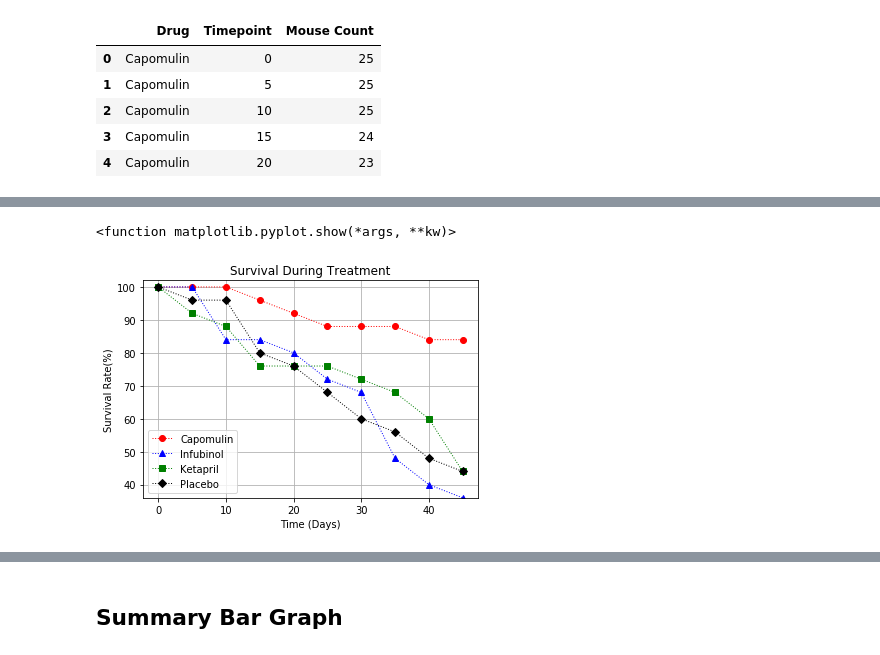
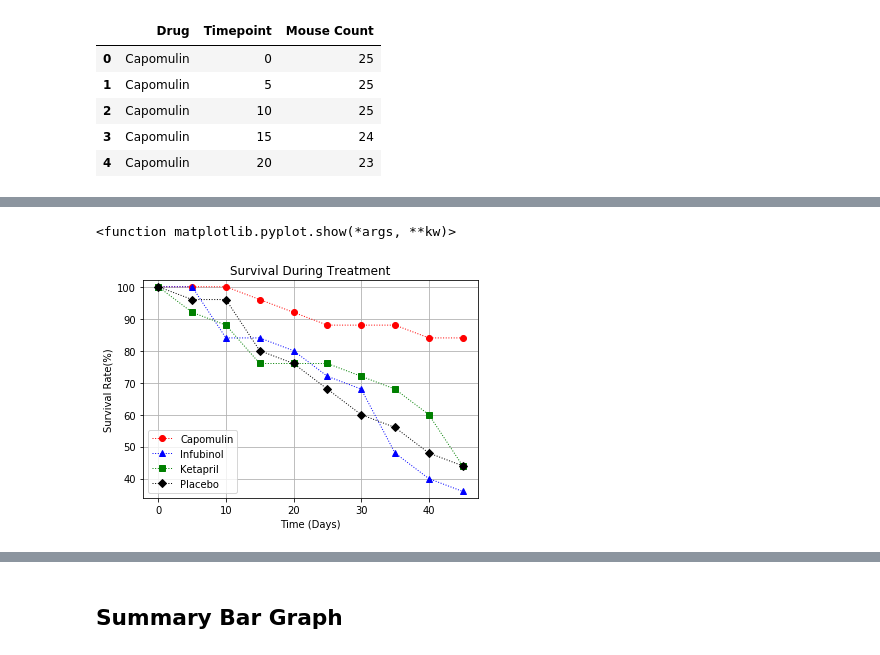
Before and after one commit to rajithabaddam/matplotlib-challenge, a Jupyter notebook: Pymaceuticals/pymaceuticals_starter.ipynb, the cells around one changed output, grey strips where cells are left out. Drawn from its saved outputs; the diff is of its cells as text; code cells hidden in the pictures.

```diff
--- a/Pymaceuticals/pymaceuticals_starter.ipynb
+++ b/Pymaceuticals/pymaceuticals_starter.ipynb
@@ -283,33 +267,33 @@ reformat_df.head()
 # %%
 # Generate the Plot (Accounting for percentages)
 survival_rates_df = ((reformat_df.loc[:]/reformat_df.loc[0])*100)
 
 #survival_rates_df
 
 Capomulin , = plt.plot (survival_rates_df.index,survival_rates_df['Capomulin'],marker = 'o',color = "red",linestyle = 'dotted',linewidth=1,label = "Capomulin")
 Infubinol , = plt.plot (survival_rates_df.index,survival_rates_df['Infubinol'],marker = '^',color = "blue",linestyle = 'dotted',linewidth=1,label = "Infubinol")
 Ketapril, = plt.plot (survival_rates_df.index,survival_rates_df['Ketapril'],marker = 's',color = "green",linestyle = 'dotted',linewidth=1,label = "Ketapril")
 Placebo , = plt.plot (survival_rates_df.index,survival_rates_df['Placebo'],marker = 'D',color = "black",linestyle = 'dotted',linewidth=1,label = "Placebo")
-plt.ylim(36,102)
+plt.ylim(34,102)
 plt.legend(handles= [Capomulin,Infubinol,Ketapril,Placebo],loc="best")
 plt.title("Survival During Treatment")
 plt.xlabel("Time (Days)")
 plt.ylabel("Survival Rate(%)")
 plt.grid()
 
 # Save the Figure
 
 plt.savefig("../Images/SurvivalRate.png")
 
 
 
 
 # Show the Figure
 
 plt.show
 # %% [output]
 <function matplotlib.pyplot.show(*args, **kw)>
-[figure, old version]
+[figure, new version]
 # %% [markdown]
 ![Metastatic Spread During Treatment](../Images/survival.png)
 # %% [markdown]
```
Also changed, not shown: parts of 3 cells of this notebook, 1 other file.
